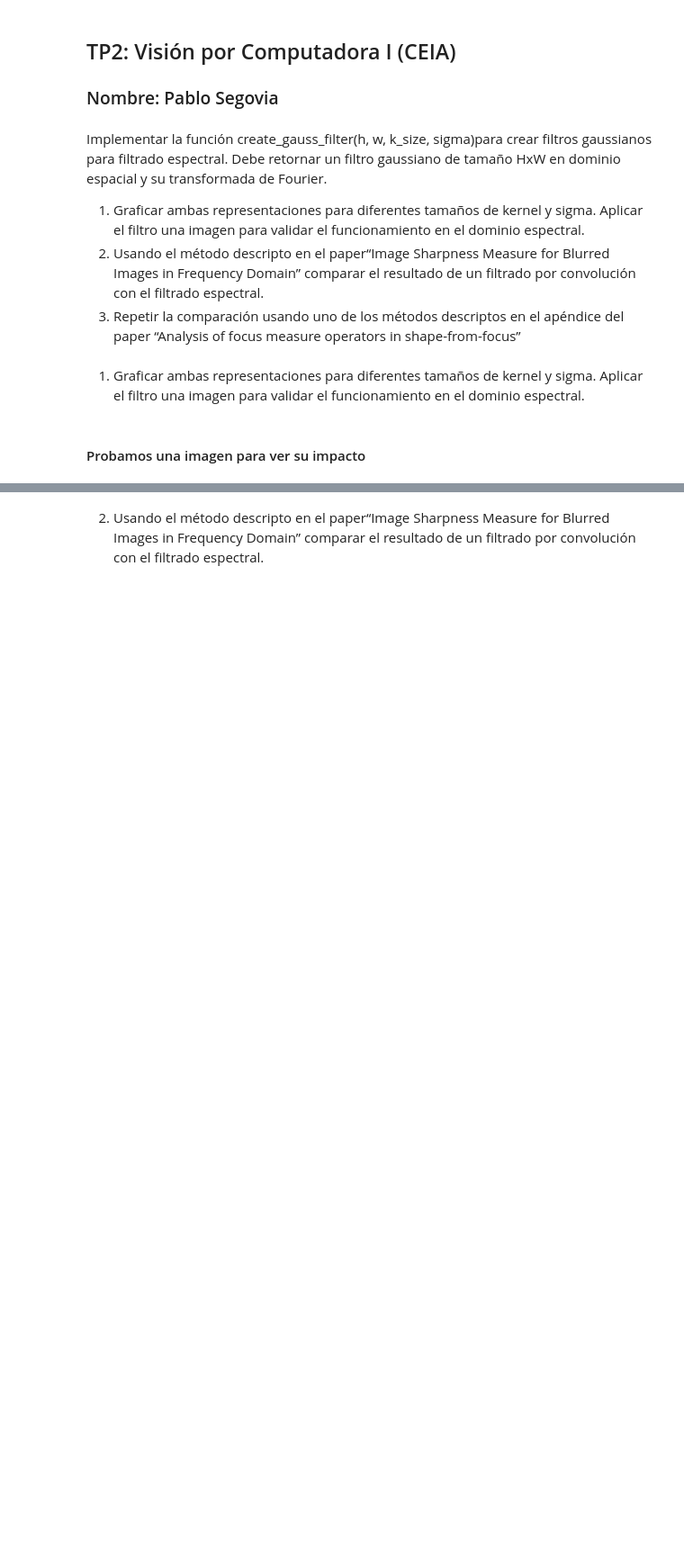
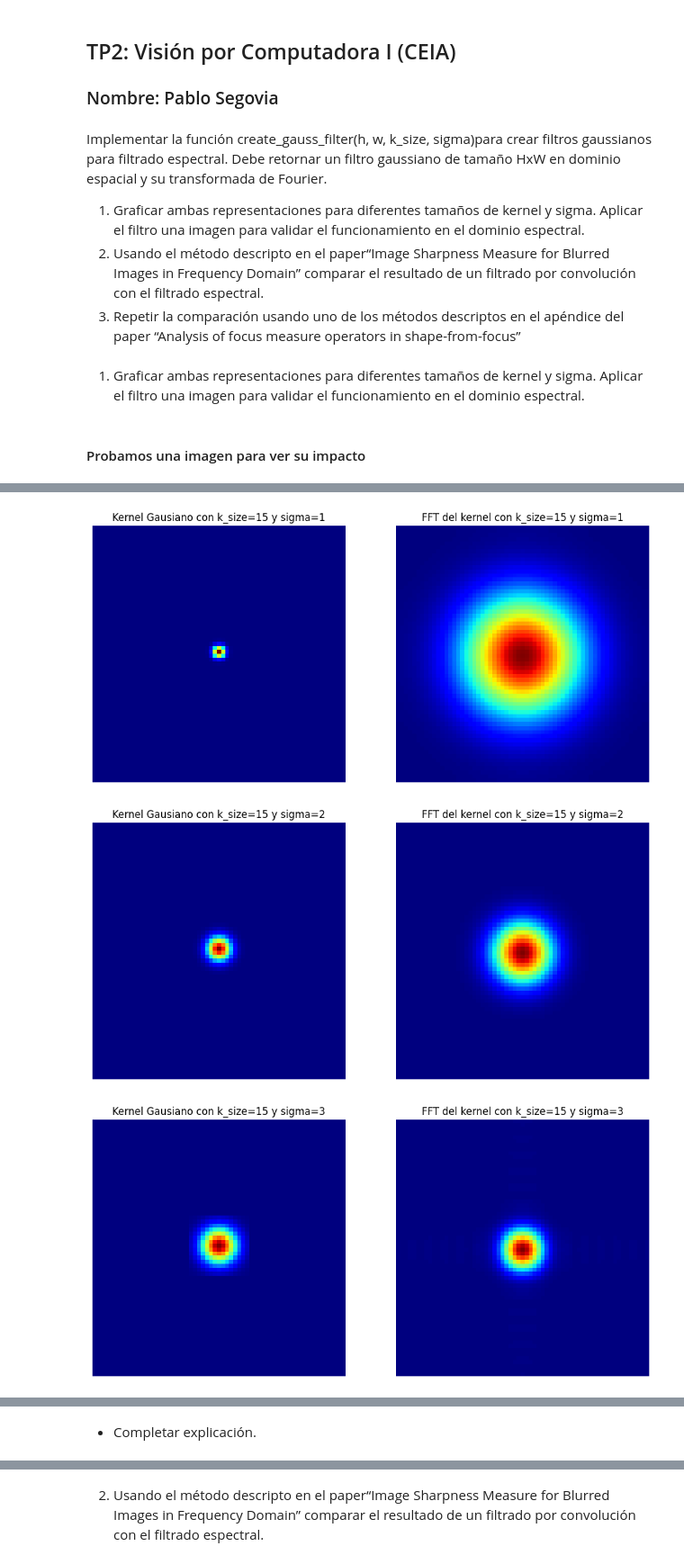
Before and after one commit to manoloacademia/vision_computadora_I, a Jupyter notebook: Material_TPs/TP2/TP2_PabloSegovia.ipynb, the cells around one changed output, grey strips where cells are left out. Shown: that part at 90% size. Drawn from its saved outputs; the diff is of its cells as text; code cells hidden in the pictures; blank space fills up the shorter version.

```diff
--- a/Material_TPs/TP2/TP2_PabloSegovia.ipynb
+++ b/Material_TPs/TP2/TP2_PabloSegovia.ipynb
@@ -47,0 +66,19 @@ imagen para validar el funcionamiento en el dominio espectral.
+# %%
+# Probamos diferentes sigmas
+for sigma in [1, 2, 3, 4, 5]:
+    kernel, kernel_tf = create_gauss_filter(h=64, w=64, k_size=15, sigma=sigma)
+
+    plt.figure(figsize=(12,12))
+    plt.subplot(1,2,1)
+    plt.axis('off')
+    plt.title(f"Kernel Gausiano con k_size={15} y sigma={sigma}")
+    plt.imshow(kernel, cmap='jet')
+    plt.subplot(1,2,2)
+    plt.axis('off')
+    plt.title(f"FFT del kernel con k_size={15} y sigma={sigma}")
+    tf_shifted = np.fft.fftshift(kernel_tf)
+    plt.imshow(np.abs(tf_shifted), cmap='jet');
+# %% [output]
+[figure, added]
+[figure, added]
+[figure, added]
@@ -48,3 +87,5 @@ imagen para validar el funcionamiento en el dominio espectral.
+# %% [markdown]
+- Completar explicación.
 # %%
 # Importamos la imagen así conocemos h y w
 img = cv.imread('/Users/manoloacademia/Documents/CEIA/03 - Vision 1/vision_computadora_I/Codigo/Clase3/fft_alfa_pred.png',
```
Also changed, not shown: parts of 5 cells of this notebook.
